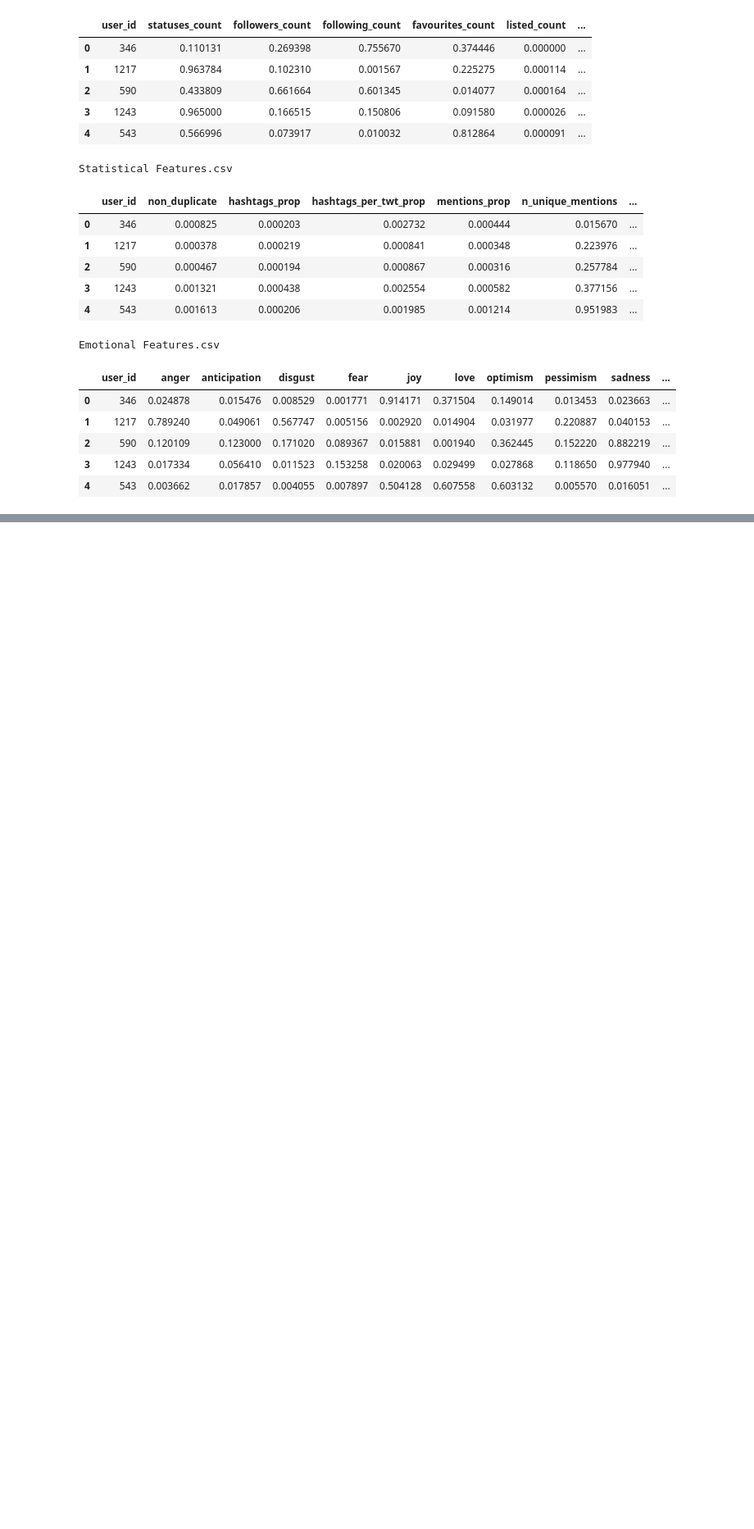
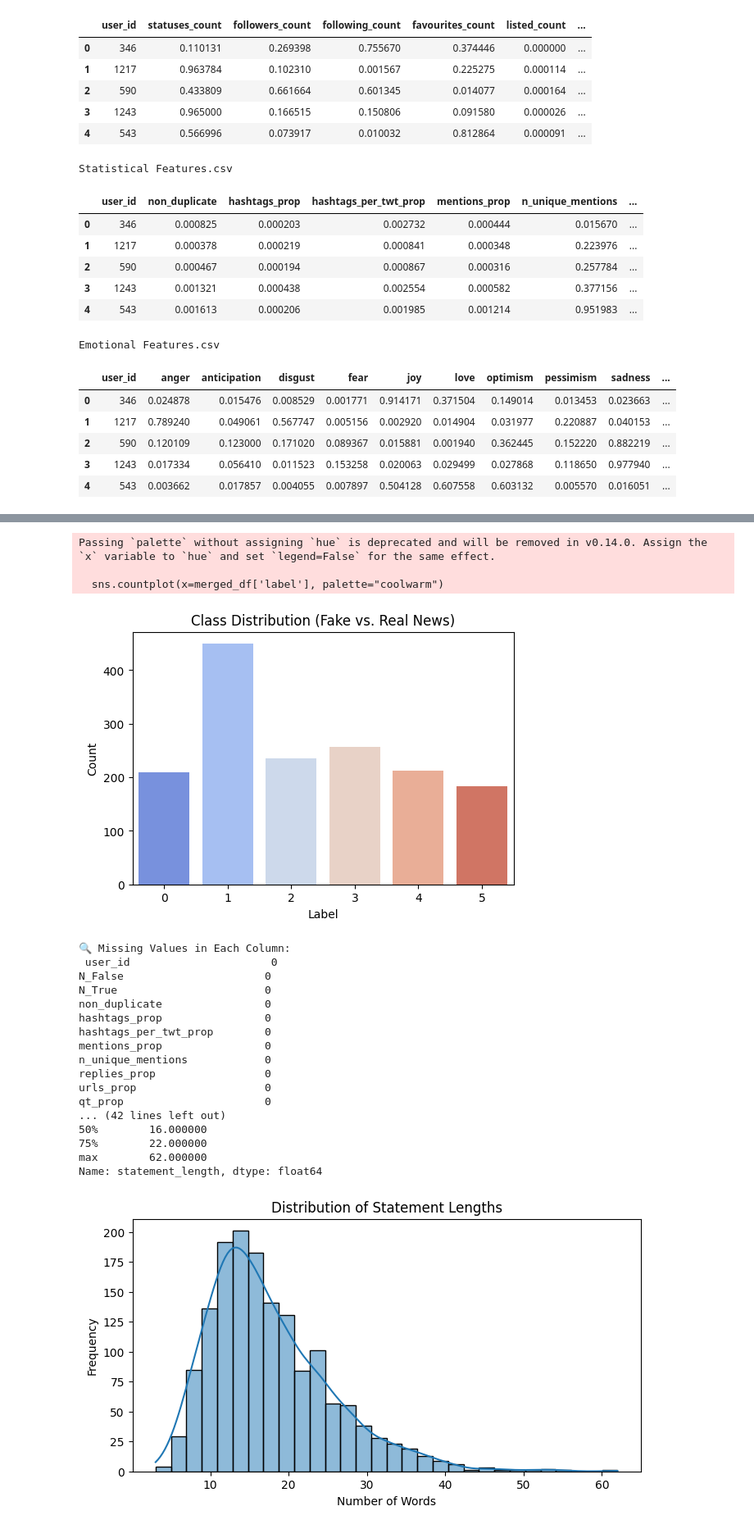
Before and after one commit to Dhanu321/IEEE, a Jupyter notebook: Fakenewsdetection_IEEE (2).ipynb, the cells around one changed output, grey strips where cells are left out. Shown at 82% size. Saved outputs shown, nothing was run; the diff lists cells and outputs as text; code cells hidden in the pictures; blank space fills up the shorter version.

```diff
--- a/Fakenewsdetection_IEEE (2).ipynb
+++ b/Fakenewsdetection_IEEE (2).ipynb
@@ -704,0 +222,17 @@ print("🔹 Is `df` defined?", "Yes" if 'df' in locals() else "No")
+# %%
+import pandas as pd
+
+# Load all three LIAR2 datasets
+train_df = pd.read_csv("liar2_train.csv")
+valid_df = pd.read_csv("liar2_validation.csv")
+test_df = pd.read_csv("liar2_test.csv")
+
+# Combine them into one dataset
+liar_df = pd.concat([train_df, valid_df, test_df], ignore_index=True)
+
+# Keep only the relevant columns (text and labels)
+liar_df = liar_df[['statement', 'label']]
+
+# ✅ Check the shape and sample data
+print("✅ LIAR2 Dataset Combined Successfully! Shape:", liar_df.shape)
+print("\n🔹 Sample Data:\n", liar_df.head(5))
@@ -704,0 +297,31 @@ print("🔹 Is `df` defined?", "Yes" if 'df' in locals() else "No")
+# %%
+import seaborn as sns
+import matplotlib.pyplot as plt
+
+# ✅ Check summary statistics of numerical features
+print("✅ Summary Statistics:\n", merged_df.describe())
+
+# 🔹 Plot class distribution (Fake vs. Real news)
+plt.figure(figsize=(6, 4))
+sns.countplot(x=merged_df['label'], palette="coolwarm")
+plt.title("Class Distribution (Fake vs. Real News)")
+plt.xlabel("Label")
+plt.ylabel("Count")
+plt.show()
+
+# 🔹 Check for missing values
+missing_values = merged_df.isnull().sum()
+print("\n🔍 Missing Values in Each Column:\n", missing_values)
+
+# 🔹 Check average length of textual statements
+merged_df['statement_length'] = merged_df['statement'].apply(lambda x: len(str(x).split()))
+print("\n✅ Statement Length Summary:\n", merged_df['statement_length'].describe())
+
+# 🔹 Plot statement length distribution
+plt.figure(figsize=(8, 4))
+sns.histplot(merged_df['statement_length'], bins=30, kde=True)
+plt.title("Distribution of Statement Lengths")
+plt.xlabel("Number of Words")
+plt.ylabel("Frequency")
+plt.show()
+# %% [output]
@@ -704,0 +345,22 @@ print("🔹 Is `df` defined?", "Yes" if 'df' in locals() else "No")
+Passing `palette` without assigning `hue` is deprecated and will be removed in v0.14.0. Assign the `x` variable to `hue` and set `legend=False` for the same effect.
+
+  sns.countplot(x=merged_df['label'], palette="coolwarm")
+[figure, added]
+🔍 Missing Values in Each Column:
+ user_id                      0
+N_False                      0
+N_True                       0
+non_duplicate                0
+hashtags_prop                0
+hashtags_per_twt_prop        0
+mentions_prop                0
+n_unique_mentions            0
+replies_prop                 0
+urls_prop                    0
+qt_prop                      0
+... (42 lines left out)
+50%        16.000000
+75%        22.000000
+max        62.000000
+Name: statement_length, dtype: float64
+[figure, added]
```
Also changed, not shown: parts of 62 cells of this notebook, 7 other files.
